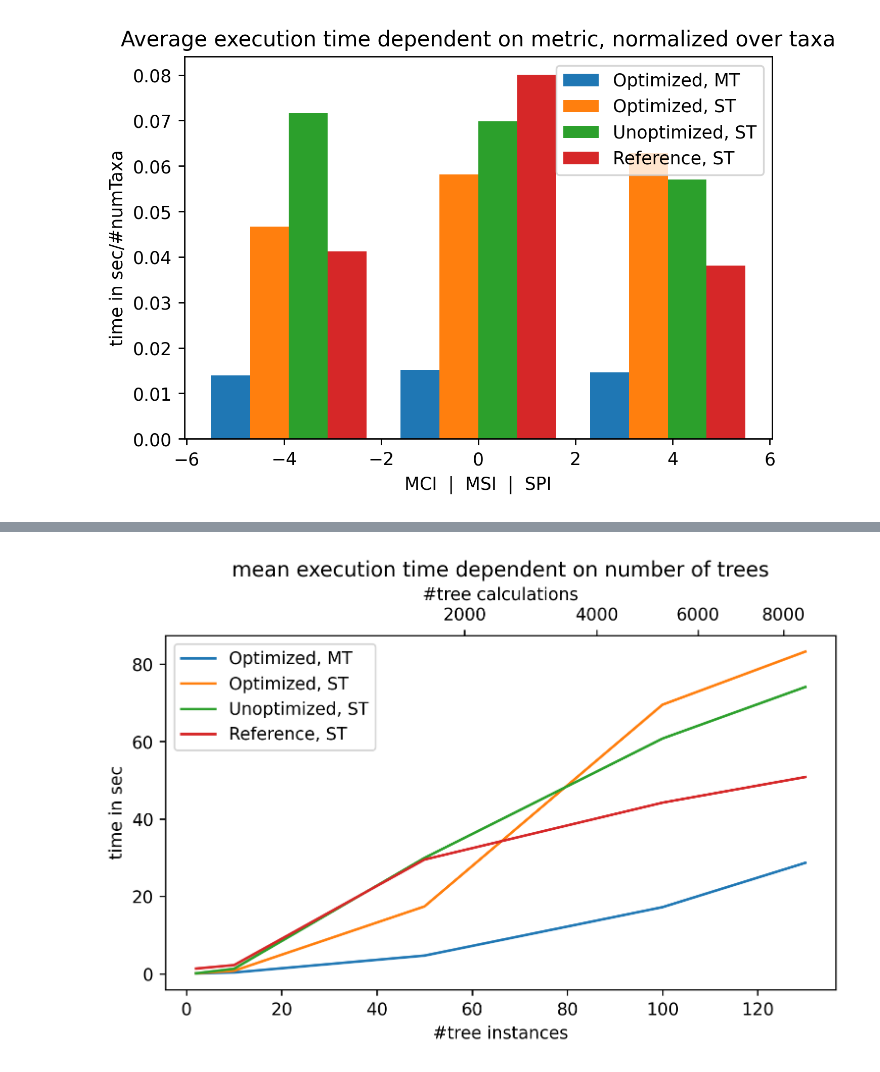
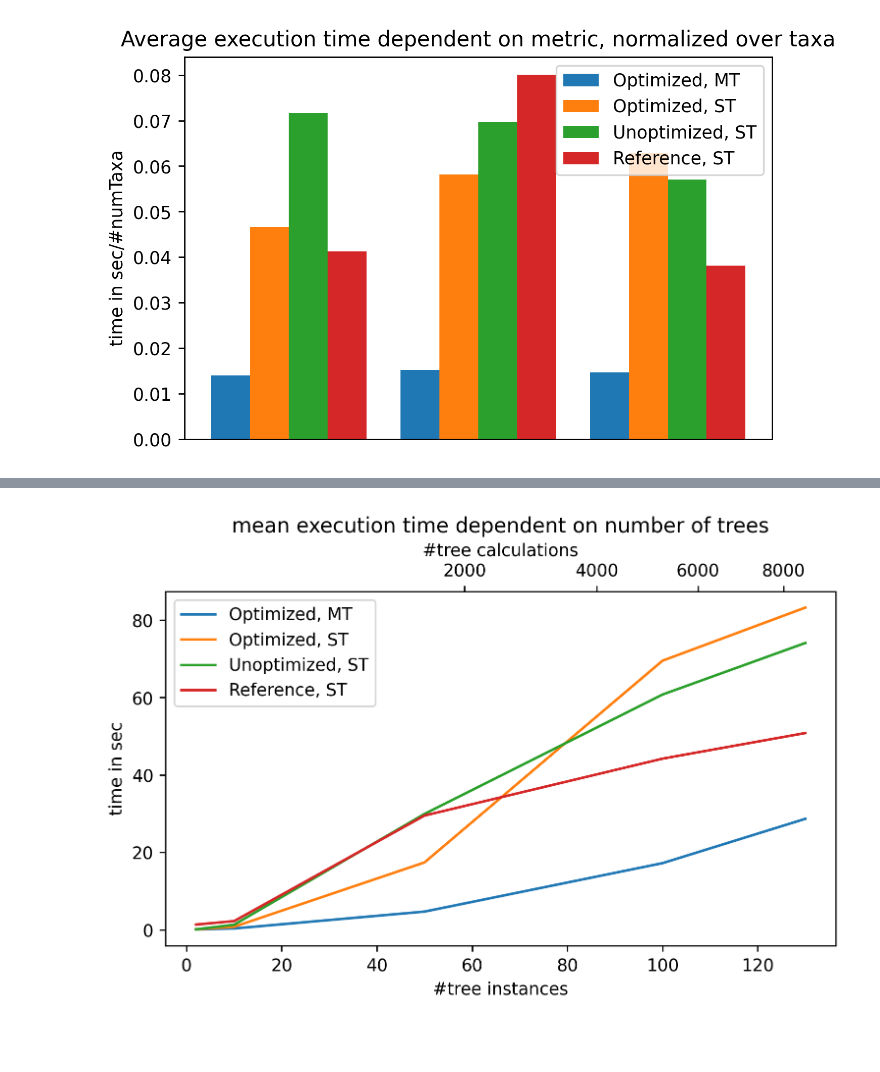
Before and after one commit to DoktorBotti/RF_Metrics, a Jupyter notebook: misc/Plot_Raw_Benchmark_mtz.ipynb, the cells around one changed output, grey strips where cells are left out. Drawn from its saved outputs; the diff is of its cells as text; code cells hidden in the pictures; blank space fills up the shorter version.

```diff
--- a/misc/Plot_Raw_Benchmark_mtz.ipynb
+++ b/misc/Plot_Raw_Benchmark_mtz.ipynb
@@ -55,34 +55,36 @@ def getErrMask(inArr):
 # %%
 invM_opt = np.all(getInvalidMask(opt),axis=2)
 invM_unopt = np.all(getInvalidMask(unopt),axis=2)
 invM_sth = np.all(getInvalidMask(singleTh),axis=2)
 invM_ref = np.all(getInvalidMask(ref),axis=2)
 
 taxa_mat = np.dstack([num_taxa]*len(tree_values))[0].T
 invTaxa_opt = 1/taxa_mat[invM_opt]
 invTaxa_unopt = 1/taxa_mat[invM_unopt]
 invTaxa_sth = 1/taxa_mat[invM_sth]
 invTaxa_ref = 1/taxa_mat[invM_ref]
 
 
 weightTaxa_opt = np.einsum('ta,ta->ta',opt[invM_opt], invTaxa_opt[...,np.newaxis])
 weightTaxa_unopt = np.einsum('ta,ta->ta',unopt[invM_unopt], invTaxa_unopt[...,np.newaxis])
 weightTaxa_sth = np.einsum('ta,ta->ta',singleTh[invM_sth], invTaxa_sth[...,np.newaxis])
 weightTaxa_ref = np.einsum('ta,ta->ta',ref[invM_ref], invTaxa_ref[...,np.newaxis])
 
 plt.bar([-5.1,-1.2,2.7], np.average(weightTaxa_opt,axis=0), label="Optimized, MT")
 plt.bar([-4.3,-.4,3.5], np.average(weightTaxa_sth,axis=0), label="Optimized, ST")
 plt.bar([-3.5,.4,4.3], np.average(weightTaxa_unopt,axis=0), label="Unoptimized, ST")
 plt.bar([-2.7,1.2,5.1], np.average(weightTaxa_ref,axis=0), label="Reference, ST")
 
 plt.ylabel("time in sec/#numTaxa")
 plt.xlabel("MCI  |  MSI  |  SPI")
+ax = plt.gca()
+ax.get_xaxis().set_visible(False)
 plt.title("Average execution time dependent on metric, normalized over taxa")
 plt.legend()
 plt.savefig(plot_store_path+"metricTimes",dpi=300,facecolor='white', transparent=False)
 plt.show()
 # %% [output]
-[figure, old version]
+[figure, new version]
 # %%
 # plot contribution of taxa count
 
```
Also changed, not shown: parts of 1 cell of this notebook, 9 other files.
